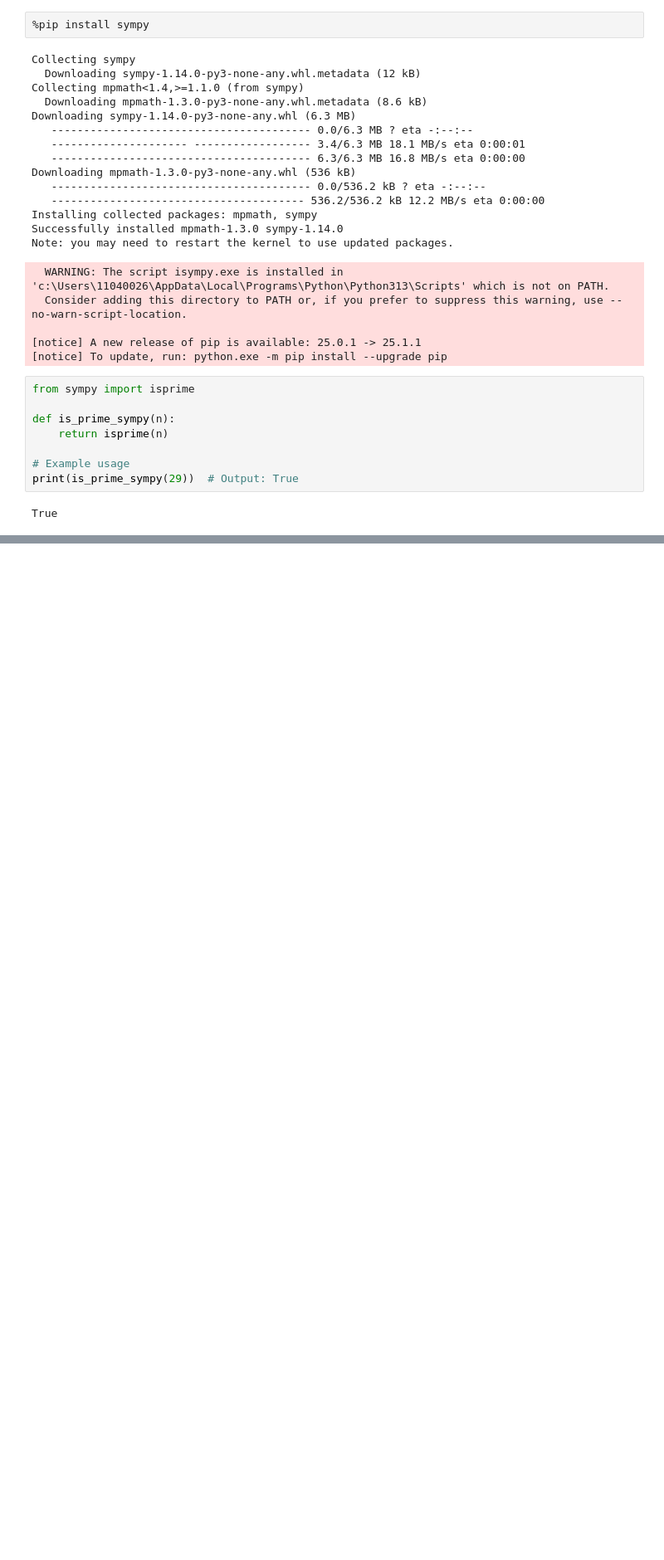
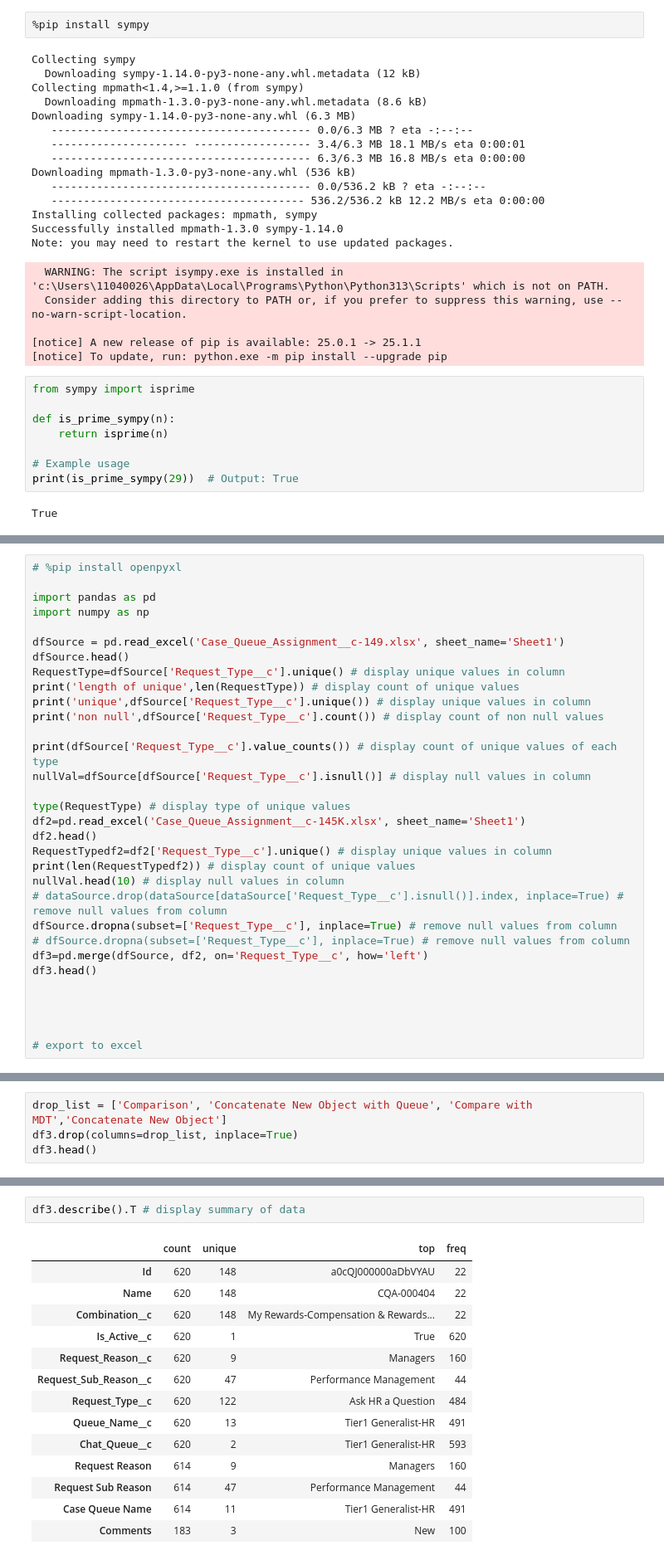
Before and after one commit to sfdxlwcSs/python-Basics, a Jupyter notebook: Basics.ipynb, the cells around one changed output, grey strips where cells are left out. Shown: that part at 83% size. Cells and saved outputs as stored; diff of their text form; blank space fills up the shorter version.

```diff
--- a/Basics.ipynb
+++ b/Basics.ipynb
@@ -927,0 +924,32 @@ df3[df3['Request_Type__c'].isnull()]
+# %%
+# %pip install openpyxl
+
+import pandas as pd
+import numpy as np
+
+dfSource = pd.read_excel('Case_Queue_Assignment__c-149.xlsx', sheet_name='Sheet1')
+dfSource.head()
+RequestType=dfSource['Request_Type__c'].unique() # display unique values in column
+print('length of unique',len(RequestType)) # display count of unique values
+print('unique',dfSource['Request_Type__c'].unique()) # display unique values in column
+print('non null',dfSource['Request_Type__c'].count()) # display count of non null values
+
+print(dfSource['Request_Type__c'].value_counts()) # display count of unique values of each type
+nullVal=dfSource[dfSource['Request_Type__c'].isnull()] # display null values in column
+
+type(RequestType) # display type of unique values
+df2=pd.read_excel('Case_Queue_Assignment__c-145K.xlsx', sheet_name='Sheet1')
+df2.head()
+RequestTypedf2=df2['Request_Type__c'].unique() # display unique values in column
+print(len(RequestTypedf2)) # display count of unique values
+nullVal.head(10) # display null values in column
+# dataSource.drop(dataSource[dataSource['Request_Type__c'].isnull()].index, inplace=True) # remove null values from column
+dfSource.dropna(subset=['Request_Type__c'], inplace=True) # remove null values from column
+# dfSource.dropna(subset=['Request_Type__c'], inplace=True) # remove null values from column
+df3=pd.merge(dfSource, df2, on='Request_Type__c', how='left')
+df3.head()
+
+
+
+
+# export to excel
@@ -927,0 +1005,4 @@ df3[df3['Request_Type__c'].isnull()]
+# %%
+drop_list = ['Comparison', 'Concatenate New Object with Queue', 'Compare with MDT','Concatenate New Object']
+df3.drop(columns=drop_list, inplace=True)
+df3.head()
@@ -927,0 +1016,17 @@ df3[df3['Request_Type__c'].isnull()]
+# %%
+df3.describe().T # display summary of data
+# %% [output]
+|  | count | unique | top | freq |
+| Id | 620 | 148 | a0cQJ000000aDbVYAU | 22 |
+| Name | 620 | 148 | CQA-000404 | 22 |
+| Combination__c | 620 | 148 | My Rewards-Compensation & Rewards... | 22 |
+| Is_Active__c | 620 | 1 | True | 620 |
+| Request_Reason__c | 620 | 9 | Managers | 160 |
+| Request_Sub_Reason__c | 620 | 47 | Performance Management | 44 |
+| Request_Type__c | 620 | 122 | Ask HR a Question | 484 |
+| Queue_Name__c | 620 | 13 | Tier1 Generalist-HR | 491 |
+| Chat_Queue__c | 620 | 2 | Tier1 Generalist-HR | 593 |
+| Request Reason | 614 | 9 | Managers | 160 |
+| Request Sub Reason | 614 | 47 | Performance Management | 44 |
+| Case Queue Name | 614 | 11 | Tier1 Generalist-HR | 491 |
+| Comments | 183 | 3 | New | 100 |
```
Also changed, not shown: parts of 8 cells of this notebook, 8 other files.
